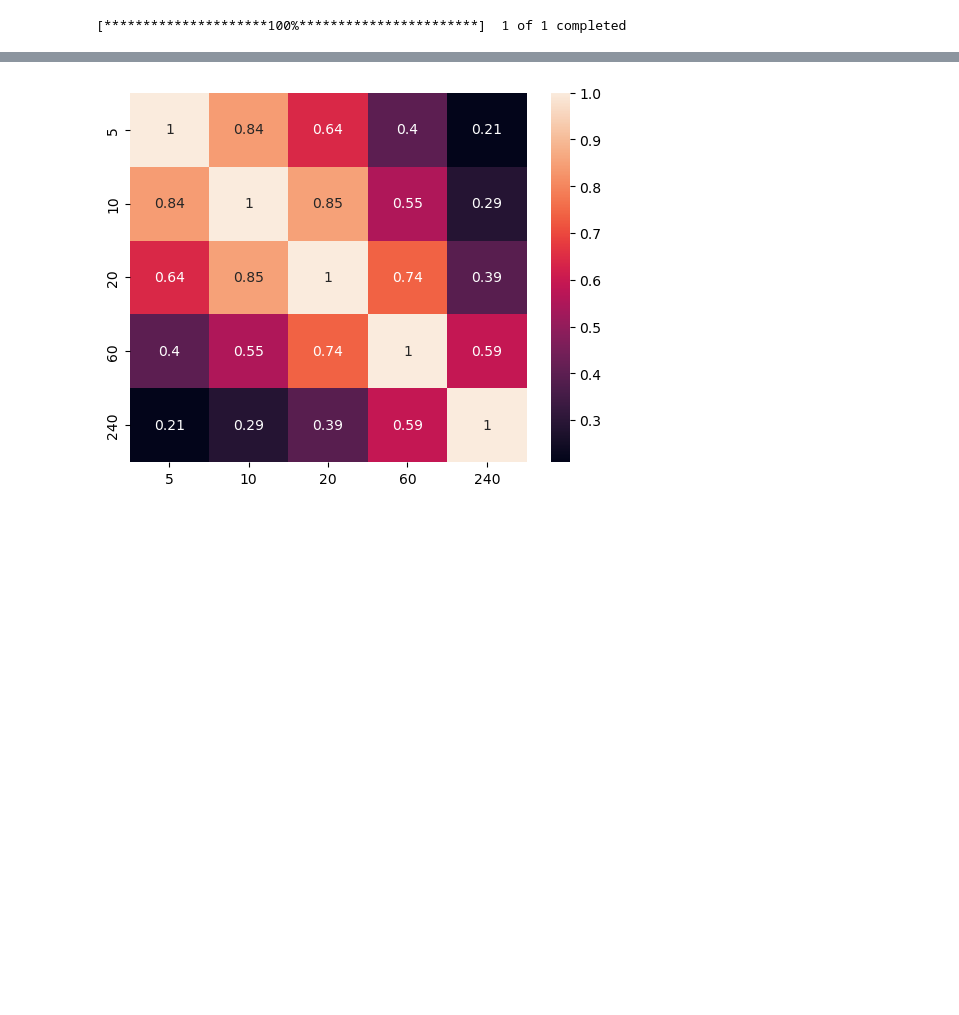
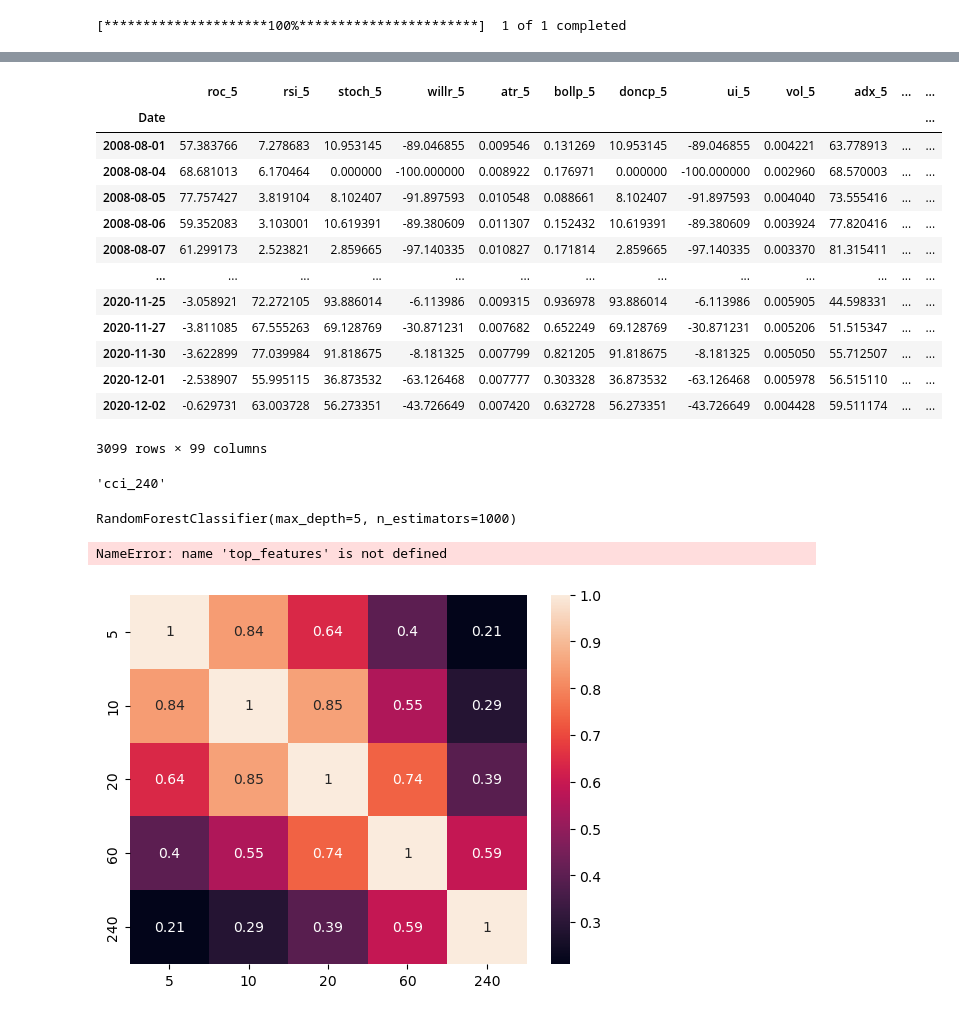
Before and after one commit to kcf1/Trading-Modules, a Jupyter notebook: test.ipynb, the cells around one changed output, grey strips where cells are left out. Cells and saved outputs as stored; diff of their text form; code cells hidden in the pictures; blank space fills up the shorter version.

```diff
--- a/test.ipynb
+++ b/test.ipynb
@@ -28,0 +52,3 @@ data = yf.download(symbols[0])
+# %%
+from label_generation import best_signal
+label = best_signal(score)
@@ -29,7 +60,6 @@ data = yf.download(symbols[0])
 # %%
 from feature_generation import gen_all
-
-feat = gen_all(data)
+features = gen_all(data)
 # %% [output]
 [*********************100%***********************]  1 of 1 completed
 [*********************100%***********************]  1 of 1 completed
@@ -55,0 +81,25 @@ from ta.trend import macd_diff
+# %%
+from metalabel_fitting import split,rf_fit,select_features
+
+meta_signals = pd.concat([tf.signal,mr.signal],axis=1)
+meta_signals.columns = ['tf','mr']
+
+for i,r in wf_dates.iterrows():
+  print(f'{i}-th set...')
+  train_label = label.loc[:r.end_train]
+  train_features = features.loc[:r.end_train]
+
+  y_train,x_train = split(train_label,train_features,frac_train=1)
+
+  rf = rf_fit(y_train,x_train,
+              n_estimators=1000,max_depth=5)
+  top_featrues = select_features(y_train,x_train,rf,frac=0.2)
+  rf_refit = rf_fit(y_train,x_train.loc[:,top_featrues],
+                    n_estimators=1000,max_depth=5)
+
+  test_label = label.loc[r.start_test:r.end_test]
+  test_features = features.loc[r.start_test:r.end_test]
+
+  y_test,x_test = split(test_label,test_features,frac_train=1)
+
+  meta_signals.loc[x_test.index,'pred'] = rf_refit.predict(x_test.loc[:,top_featrues])
@@ -56,3 +162,33 @@ from ta.trend import macd_diff
+# %%
+x_train
+# %% [output]
+|  | roc_5 | rsi_5 | stoch_5 | willr_5 | atr_5 | bollp_5 | doncp_5 | ui_5 | vol_5 | adx_5 | ... | ... |
+| Date |  |  |  |  |  |  |  |  |  |  |  | ... |
+| 2008-08-01 | 57.383766 | 7.278683 | 10.953145 | -89.046855 | 0.009546 | 0.131269 | 10.953145 | -89.046855 | 0.004221 | 63.778913 | ... | ... |
+| 2008-08-04 | 68.681013 | 6.170464 | 0.000000 | -100.000000 | 0.008922 | 0.176971 | 0.000000 | -100.000000 | 0.002960 | 68.570003 | ... | ... |
+| 2008-08-05 | 77.757427 | 3.819104 | 8.102407 | -91.897593 | 0.010548 | 0.088661 | 8.102407 | -91.897593 | 0.004040 | 73.555416 | ... | ... |
+| 2008-08-06 | 59.352083 | 3.103001 | 10.619391 | -89.380609 | 0.011307 | 0.152432 | 10.619391 | -89.380609 | 0.003924 | 77.820416 | ... | ... |
+| 2008-08-07 | 61.299173 | 2.523821 | 2.859665 | -97.140335 | 0.010827 | 0.171814 | 2.859665 | -97.140335 | 0.003370 | 81.315411 | ... | ... |
+| ... | ... | ... | ... | ... | ... | ... | ... | ... | ... | ... | ... | ... |
+| 2020-11-25 | -3.058921 | 72.272105 | 93.886014 | -6.113986 | 0.009315 | 0.936978 | 93.886014 | -6.113986 | 0.005905 | 44.598331 | ... | ... |
+| 2020-11-27 | -3.811085 | 67.555263 | 69.128769 | -30.871231 | 0.007682 | 0.652249 | 69.128769 | -30.871231 | 0.005206 | 51.515347 | ... | ... |
+| 2020-11-30 | -3.622899 | 77.039984 | 91.818675 | -8.181325 | 0.007799 | 0.821205 | 91.818675 | -8.181325 | 0.005050 | 55.712507 | ... | ... |
+| 2020-12-01 | -2.538907 | 55.995115 | 36.873532 | -63.126468 | 0.007777 | 0.303328 | 36.873532 | -63.126468 | 0.005978 | 56.515110 | ... | ... |
+| 2020-12-02 | -0.629731 | 63.003728 | 56.273351 | -43.726649 | 0.007420 | 0.632728 | 56.273351 | -43.726649 | 0.004428 | 59.511174 | ... | ... |
+3099 rows × 99 columns
+# %%
+top_features
+# %% [output]
+'cci_240'
+# %%
+rf_fit(y_train,x_train,
+       n_estimators=1000,max_depth=5)
+# %% [output]
+RandomForestClassifier(max_depth=5, n_estimators=1000)
+# %%
+top_features
+# %% [output]
+NameError: name 'top_features' is not defined
 # %%
 def ind_corr(data,windows):
   data = np.log(data)
```
Also changed, not shown: parts of 12 cells of this notebook, 1 other file.
